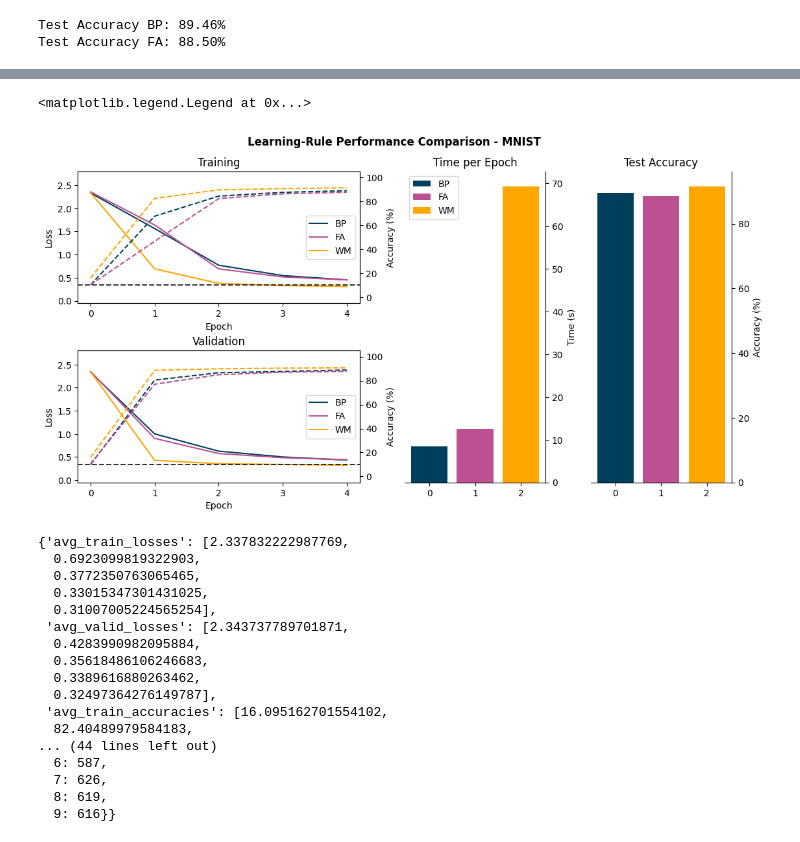
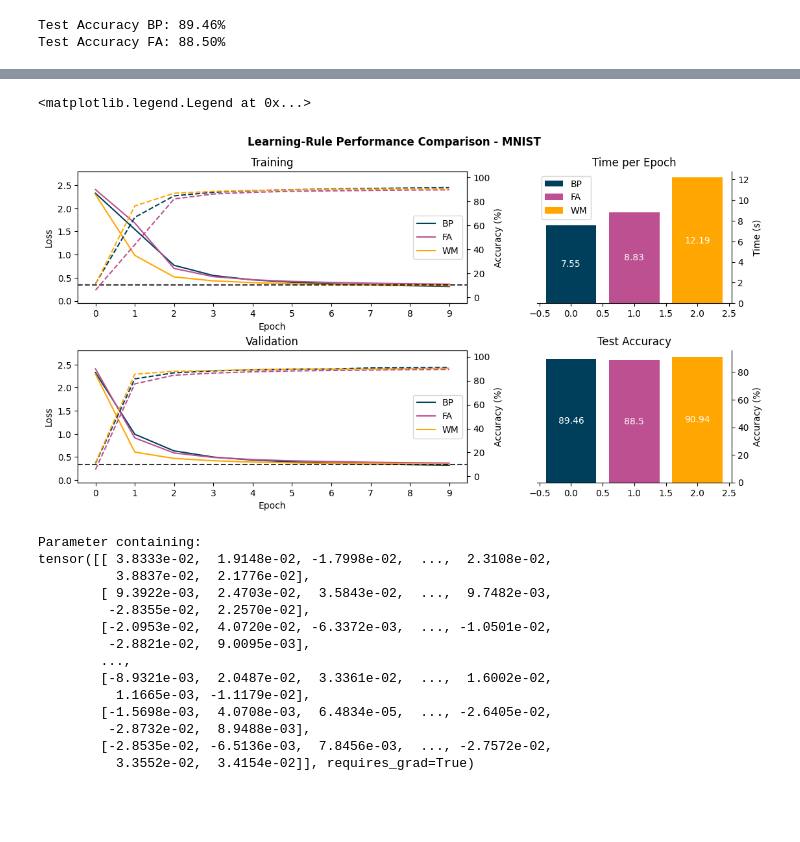
Before and after one commit to manisetayesh/predictive-feedback, a Jupyter notebook: testing/wm.ipynb, the cells around one changed output, grey strips where cells are left out. Drawn from its saved outputs; the diff is of its cells as text; code cells hidden in the pictures; blank space fills up the shorter version.

```diff
--- a/testing/wm.ipynb
+++ b/testing/wm.ipynb
@@ -854,7 +854,7 @@ test_loader = torch.utils.data.DataLoader(test_set, batch_size=BATCH_SIZE, shuff
 LR = 0.01
 backprop_optimizer = BasicOptimizer(MLP.parameters(), lr=LR)
 # %%
-NUM_EPOCHS = 5
+NUM_EPOCHS = 10
 
 MLP_results_dict = train_model_mirror(
     MLP,
@@ -955,7 +956,7 @@ optimizer_fa = torch.optim.SGD(FA_MLP.parameters(),
 #LR = 0.01
 #backprop_optimizer = BasicOptimizer(MLP.parameters(), lr=LR)
 
-NUM_EPOCHS = 5
+NUM_EPOCHS = 10
 
 FA_results_dict = train_model_mirror(
     FA_MLP,
@@ -1106,7 +1119,7 @@ optimizer_fa = torch.optim.SGD(WM_MLP.parameters(),
 #LR = 0.01
 #backprop_optimizer = BasicOptimizer(MLP.parameters(), lr=LR)
 
-NUM_EPOCHS = 5
+NUM_EPOCHS = 10
 
 WM_results_dict = train_model_mirror(
     WM_MLP,
@@ -1116,7 +1129,7 @@ WM_results_dict = train_model_mirror(
     num_epochs=NUM_EPOCHS,
     loss_type="CrossEntropy",
     mirror=True,
-    m_lr=0.01,
+    m_lr=0.001,
     noise_amplitude=1
     )
 # %%
@@ -1137,5 +1150,5 @@ Test Accuracy WM: 91.62%
 # %%
-epochs = 5
+epochs = 10
 num_classes = 10
 
 chance = 100 / num_classes
@@ -1150,14 +1163,14 @@ def create_grid(fig, spec):
 fig = plt.figure(figsize=(13,6))
 fig.suptitle("Learning-Rule Performance Comparison - MNIST", weight='bold', y=0.94)
 
-widths = [1,0.5,0.5]
+widths = [1,0.5]
 
-spec = fig.add_gridspec(ncols=3, nrows=2, width_ratios=widths)
+spec = fig.add_gridspec(ncols=2, nrows=2, width_ratios=widths)
 
 train_ax = fig.add_subplot(spec[0,0])
 valid_ax = fig.add_subplot(spec[1,0])
-time_ax = fig.add_subplot(spec[:,1])
-acc_ax = fig.add_subplot(spec[:,2])
+time_ax = fig.add_subplot(spec[0,1])
+acc_ax = fig.add_subplot(spec[1,1])
 
 fig.subplots_adjust(wspace=0.24, hspace=0.36, top=0.85, bottom=0.05)
 
@@ -1174,11 +1187,6 @@ acc_train.axhline(chance, ls="dashed", color="k", alpha=0.8)
 acc_train.set_ylim(-5, 105)
 acc_train.set_ylabel("Accuracy (%)")
 
-# train_ax.spines[['top']].set_visible(False)
-# train_ax.spines.bottom.set(linewidth=2)
-# train_ax.spines.left.set(linewidth=2)
-# train_ax.spines.right.set(linewidth=2)
-
 valid_ax.set_xticks(np.arange(epochs))
 valid_ax.set_xlabel("Epoch")
 valid_ax.set_ylabel("Loss")
@@ -1194,55 +1202,54 @@ acc_valid.set_ylabel("Accuracy (%)")
 dicts = [MLP_results_dict,FA_results_dict,WM_results_dict]
 labels = ['BP','FA','WM']
 colors = ["#003f5c", "#bc5090", "#ffa600"]
-times = [8.44,12.51,69.3]
+times = [7.55,8.83,12.19]
 accuracies = [test_accuracy_BP, test_accuracy_FA, test_accuracy_WM]
 
 bars = []
 
 for data_dict, label, color, time in zip(dicts,labels,colors, times):
     train_ax.plot(data_dict['avg_train_losses'], label=label, color=color)
     acc_train.plot(data_dict['avg_train_accuracies'], label=label, color=color, ls="dashed")
 
     valid_ax.plot(data_dict['avg_valid_losses'], label=label, color=color)
     acc_valid.plot(data_dict['avg_valid_accuracies'], label=label, color=color, ls="dashed")
 
-acc_ax.bar(np.arange(len(times)), height=accuracies, color=colors, label=labels)
+acc = acc_ax.bar(np.arange(len(times)), height=accuracies, color=colors, label=labels)
 acc_ax.yaxis.set_label_position("right")
 acc_ax.yaxis.tick_right()
 acc_ax.set_ylabel("Accuracy (%)")
 acc_ax.spines[['top', 'left']].set_visible(False)
 acc_ax.set_title("Test Accuracy")
+acc_ax.bar_label(acc, label_type='center', c='white')
 
-time_ax.bar(np.arange(len(times)), height=times, color=colors, label=labels)
+time = time_ax.bar(np.arange(len(times)), height=times, color=colors, label=labels)
 time_ax.yaxis.set_label_position("right")
 time_ax.yaxis.tick_right()
 time_ax.set_ylabel("Time (s)")
 time_ax.spines[['top', 'left']].set_visible(False)
 time_ax.set_title("Time per Epoch")
+time_ax.bar_label(time, label_type='center', c='white')
 
 train_ax.legend(loc="center right")
 valid_ax.legend(loc="center right")
 time_ax.legend(loc='upper left')
 # %% [output]
 <matplotlib.legend.Legend at 0x...>
-[figure, old version]
+[figure, new version]
 # %%
-WM_results_dict
+WM_MLP.lin1.weight
 # %% [output]
-{'avg_train_losses': [2.337832222987769,
-  0.6923099819322903,
-  0.3772350763065465,
-  0.33015347301431025,
-  0.31007005224565254],
- 'avg_valid_losses': [2.343737789701871,
-  0.4283990982095884,
-  0.35618486106246683,
-  0.3389616880263462,
-  0.32497364276149787],
- 'avg_train_accuracies': [16.095162701554102,
-  82.40489979584183,
-... (44 lines left out)
-  6: 587,
-  7: 626,
-  8: 619,
-  9: 616}}
+Parameter containing:
+tensor([[ 3.8333e-02,  1.9148e-02, -1.7998e-02,  ...,  2.3108e-02,
+          3.8837e-02,  2.1776e-02],
+        [ 9.3922e-03,  2.4703e-02,  3.5843e-02,  ...,  9.7482e-03,
+         -2.8355e-02,  2.2570e-02],
+        [-2.0953e-02,  4.0720e-02, -6.3372e-03,  ..., -1.0501e-02,
+         -2.8821e-02,  9.0095e-03],
+        ...,
+        [-8.9321e-03,  2.0487e-02,  3.3361e-02,  ...,  1.6002e-02,
+          1.1665e-03, -1.1179e-02],
+        [-1.5698e-03,  4.0708e-03,  6.4834e-05,  ..., -2.6405e-02,
+         -2.8732e-02,  8.9488e-03],
+        [-2.8535e-02, -6.5136e-03,  7.8456e-03,  ..., -2.7572e-02,
+          3.3552e-02,  3.4154e-02]], requires_grad=True)
```
Also changed, not shown: parts of 9 cells of this notebook.
